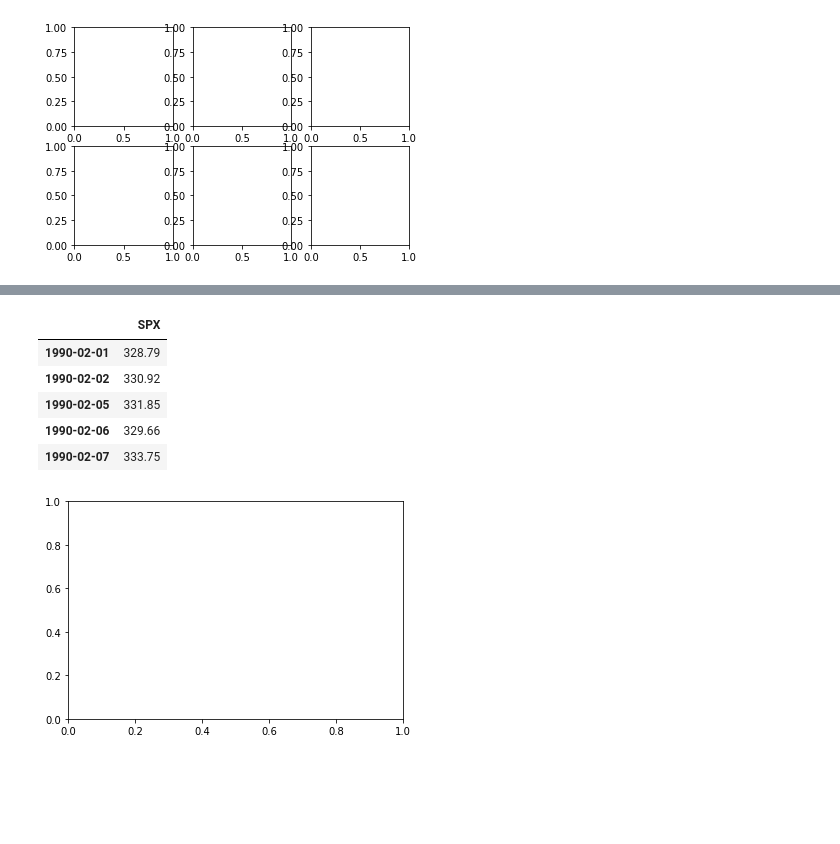
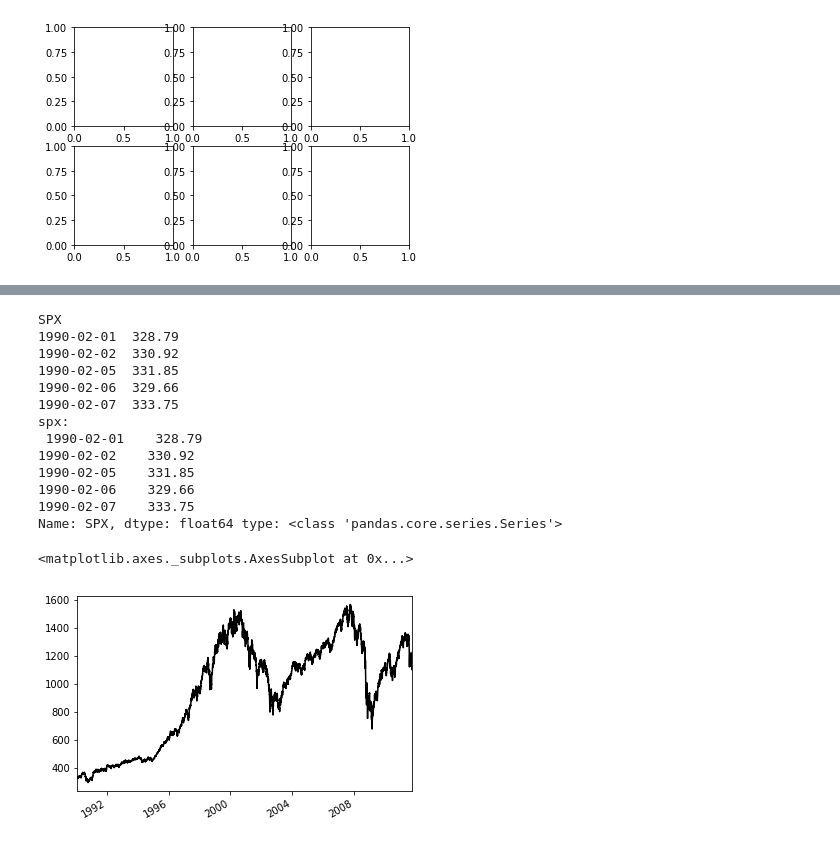
Before and after one commit to mengqi0315/python_for_data_analyst, a Jupyter notebook: My_python_for_data_analyst/char_09_1matplotlibAPI入门.ipynb, the cells around one changed output, grey strips where cells are left out. Saved outputs shown, nothing was run; the diff lists cells and outputs as text; code cells hidden in the pictures; blank space fills up the shorter version.

```diff
--- a/My_python_for_data_analyst/char_09_1matplotlibAPI入门.ipynb
+++ b/My_python_for_data_analyst/char_09_1matplotlibAPI入门.ipynb
@@ -95,14 +107,25 @@ ax.legend(loc='best')
 # %%
-path = 'D:\\test_git\python_data_analyst\My_python_for_data_analyst\data\spx.csv'
+path = os.getcwd()+'\My_python_for_data_analyst\data\spx.csv'
 fig = plt.figure()
 ax = fig.add_subplot(1,1,1)
 data = pd.read_csv(path,index_col=0,parse_dates=True)
 print(data.head())
+spx = data['SPX']   # x label sticks
+print('spx: \n',spx.head(),'type:',type(spx))
+spx.plot(ax=ax,style='k-')
 # %% [output]
-|  | SPX |
-| 1990-02-01 | 328.79 |
-| 1990-02-02 | 330.92 |
-| 1990-02-05 | 331.85 |
-| 1990-02-06 | 329.66 |
-| 1990-02-07 | 333.75 |
+SPX
+1990-02-01  328.79
+1990-02-02  330.92
+1990-02-05  331.85
+1990-02-06  329.66
+1990-02-07  333.75
+spx:
+ 1990-02-01    328.79
+1990-02-02    330.92
+1990-02-05    331.85
+1990-02-06    329.66
+1990-02-07    333.75
+Name: SPX, dtype: float64 type: <class 'pandas.core.series.Series'>
+<matplotlib.axes._subplots.AxesSubplot at 0x...>
-[figure, old version]
+[figure, new version]
```
Also changed, not shown: parts of 13 cells of this notebook, 1 other file.
